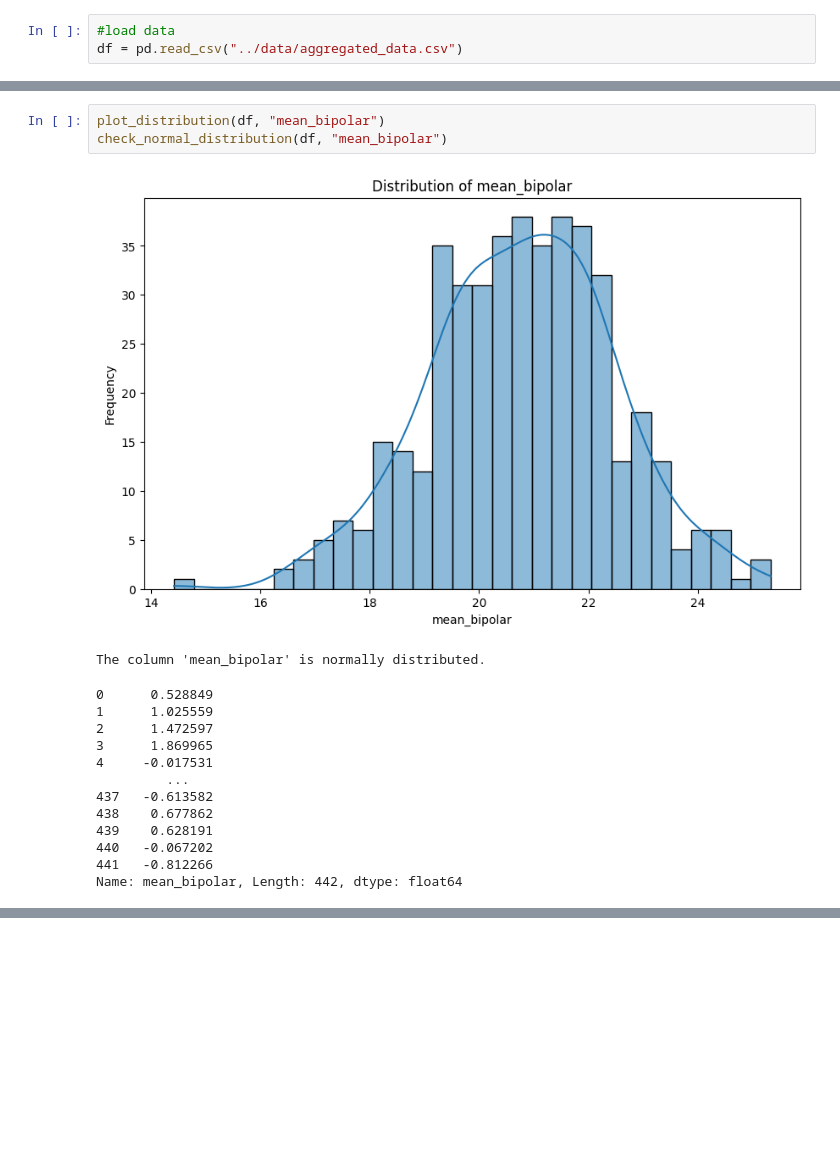
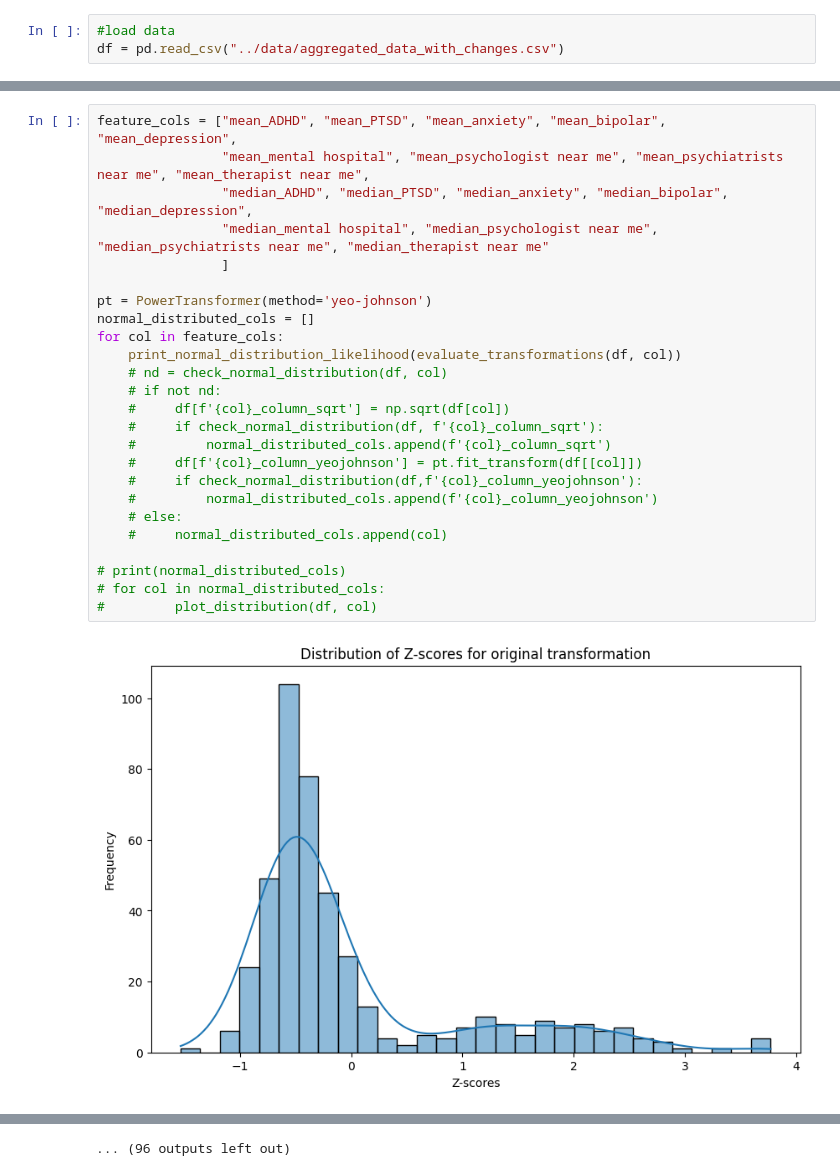
Before and after one commit to jonjonbinx1/GSMH, a Jupyter notebook: data_visualization/central_tendency_charts.ipynb, the cells around one changed output, grey strips where cells are left out. Cells and saved outputs as stored; diff of their text form; blank space fills up the shorter version.

Commit message:
adding chart and distribution checker methods

```diff
--- a/data_visualization/central_tendency_charts.ipynb
+++ b/data_visualization/central_tendency_charts.ipynb
@@ -8,6 +9,6 @@ import scipy.stats as stats
 # %%
 #load data
-df = pd.read_csv("../data/aggregated_data.csv")
+df = pd.read_csv("../data/aggregated_data_with_changes.csv")
 # %%
 #methods to visualize the distribution of the variables
 def plot_distribution(df, column):
@@ -37,18 +88,27 @@ def check_normal_distribution(df, column):
-# %%
-plot_distribution(df, "mean_bipolar")
-check_normal_distribution(df, "mean_bipolar")
-# %% [output]
-[figure, removed]
-The column 'mean_bipolar' is normally distributed.
-0      0.528849
-1      1.025559
-2      1.472597
-3      1.869965
-4     -0.017531
-         ...
-437   -0.613582
-438    0.677862
-439    0.628191
-440   -0.067202
-441   -0.812266
-Name: mean_bipolar, Length: 442, dtype: float64
+# %%
+feature_cols = ["mean_ADHD", "mean_PTSD", "mean_anxiety", "mean_bipolar", "mean_depression",
+                "mean_mental hospital", "mean_psychologist near me", "mean_psychiatrists near me", "mean_therapist near me",
+                "median_ADHD", "median_PTSD", "median_anxiety", "median_bipolar", "median_depression",
+                "median_mental hospital", "median_psychologist near me", "median_psychiatrists near me", "median_therapist near me"
+                ]
+
+pt = PowerTransformer(method='yeo-johnson')
+normal_distributed_cols = []
+for col in feature_cols:
+    print_normal_distribution_likelihood(evaluate_transformations(df, col))
+    # nd = check_normal_distribution(df, col)
+    # if not nd:
+    #     df[f'{col}_column_sqrt'] = np.sqrt(df[col])
+    #     if check_normal_distribution(df, f'{col}_column_sqrt'):
+    #         normal_distributed_cols.append(f'{col}_column_sqrt')
+    #     df[f'{col}_column_yeojohnson'] = pt.fit_transform(df[[col]])
+    #     if check_normal_distribution(df,f'{col}_column_yeojohnson'):
+    #         normal_distributed_cols.append(f'{col}_column_yeojohnson')
+    # else:
+    #     normal_distributed_cols.append(col)
+
+# print(normal_distributed_cols)
+# for col in normal_distributed_cols:
+#         plot_distribution(df, col)
+# %% [output]
+[figure, added]
@@ -54,0 +158 @@ Name: mean_bipolar, Length: 442, dtype: float64
+... (96 outputs left out)
```
Also changed, not shown: parts of 4 cells of this notebook.
